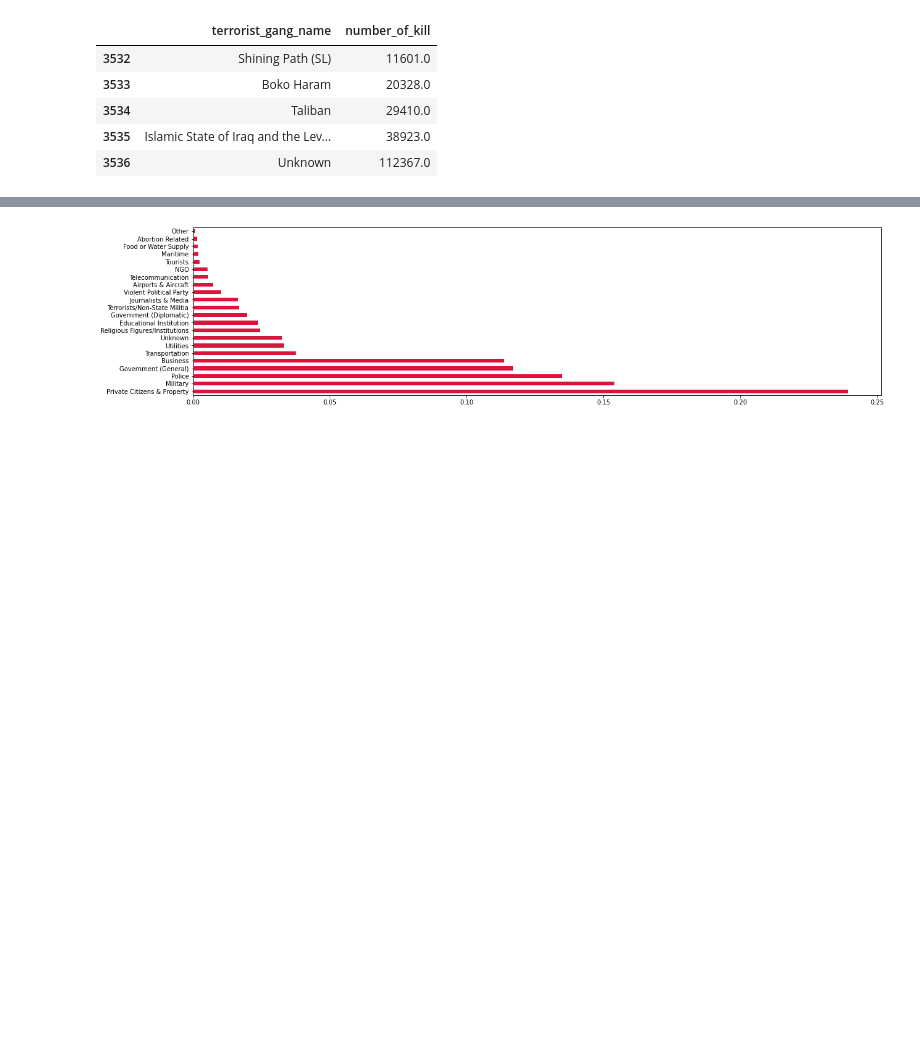
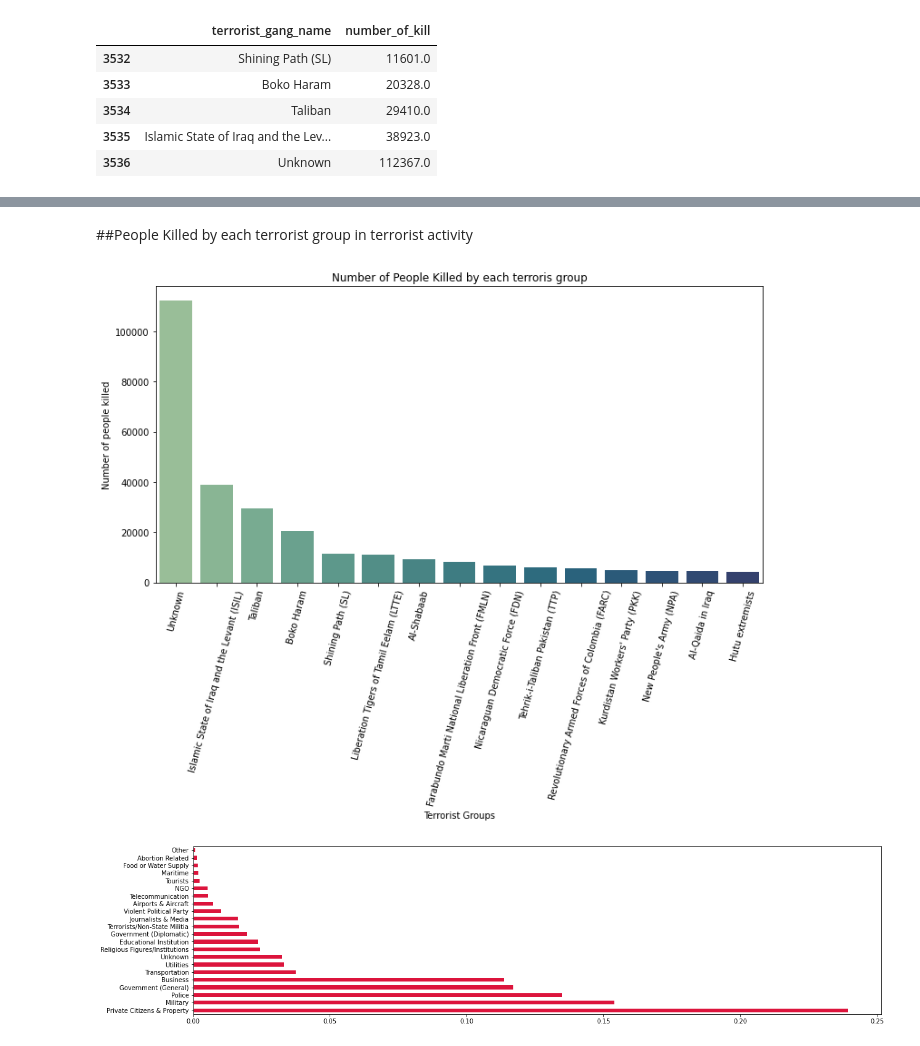
Before and after one commit to PratibhaSanganmath/EDA-Global_terrorism_analysis, a Jupyter notebook: EDA_Global_terrorism.ipynb, the cells around one changed output, grey strips where cells are left out. Cells and saved outputs as stored; diff of their text form; code cells hidden in the pictures; blank space fills up the shorter version.

```diff
--- a/EDA_Global_terrorism.ipynb
+++ b/EDA_Global_terrorism.ipynb
@@ -429,0 +453,4 @@ tgang_kills.tail()
+# %%
+#Terrorist group names and number of killed
+group_killed= df[['terrorist_gang_name','number_of_kill']].groupby(['terrorist_gang_name'],axis=0).sum().sort_values('number_of_kill', ascending=False).head(15)
+group_killed.reset_index()
@@ -430,3 +474,16 @@ tgang_kills.tail()
+# %% [markdown]
+##People Killed by each terrorist group in terrorist activity
+# %%
+## People Killed by each group in terrorist activity
+plt.subplots(figsize=(12,6))
+sns.barplot(group_killed.index, group_killed.number_of_kill.values,palette="crest")
+plt.title('Number of People Killed by each terroris group')
+plt.xlabel('Terrorist Groups')
+plt.ylabel('Number of people killed')
+plt.xticks(rotation= 75)
+plt.show()
+# %% [output]
+[figure, added]
 # %%
 df.target_type.value_counts(normalize=True).plot(kind='barh',color='crimson')
 plt.show()
```
Also changed, not shown: parts of 5 cells of this notebook.
